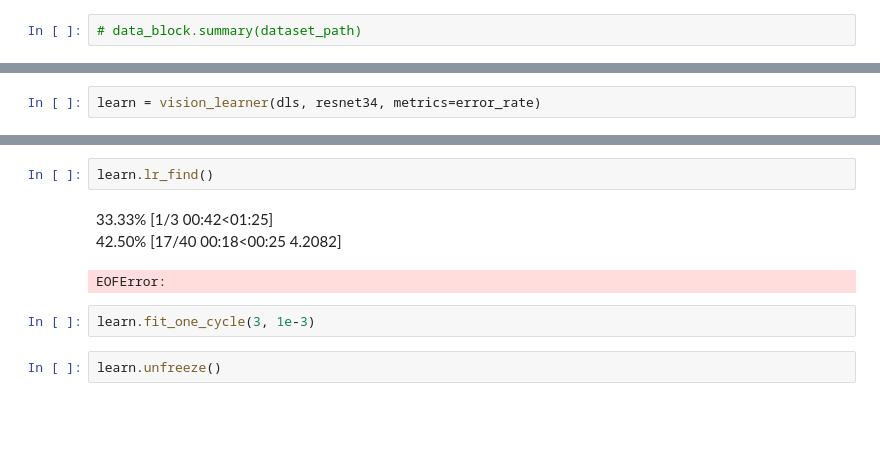
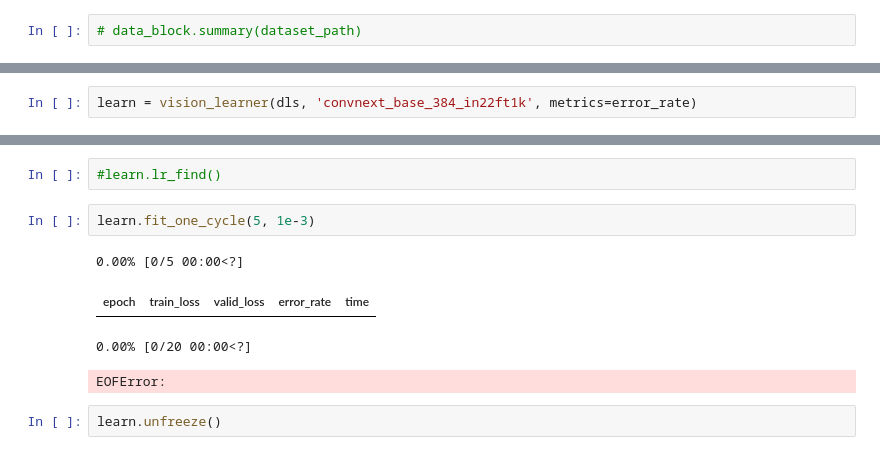
Before and after one commit to vp-82/document-processing-demo, a Jupyter notebook: 02_large_dataset_simple_baseline_model.ipynb, the cells around one changed output, grey strips where cells are left out. Drawn from its saved outputs; the diff is of its cells as text; blank space fills up the shorter version.

```diff
--- a/02_large_dataset_simple_baseline_model.ipynb
+++ b/02_large_dataset_simple_baseline_model.ipynb
@@ -124,2 +67,2 @@ dls.show_batch(nrows=1, ncols=3)
 # %%
-learn = vision_learner(dls, resnet34, metrics=error_rate)
+learn = vision_learner(dls, 'convnext_base_384_in22ft1k', metrics=error_rate)
@@ -126,11 +71,12 @@ learn = vision_learner(dls, resnet34, metrics=error_rate)
 # %%
-learn.lr_find()
+#learn.lr_find()
-# %% [output]
-33.33% [1/3 00:42<01:25]
-42.50% [17/40 00:18<00:25 4.2082]
-EOFError:
 # %%
-learn.fit_one_cycle(3, 1e-3)
+learn.fit_one_cycle(5, 1e-3)
+# %% [output]
+0.00% [0/5 00:00<?]
+| epoch | train_loss | valid_loss | error_rate | time |
+0.00% [0/20 00:00<?]
+EOFError:
 # %%
 learn.unfreeze()
 # %%
```
Also changed, not shown: parts of 18 cells of this notebook.
